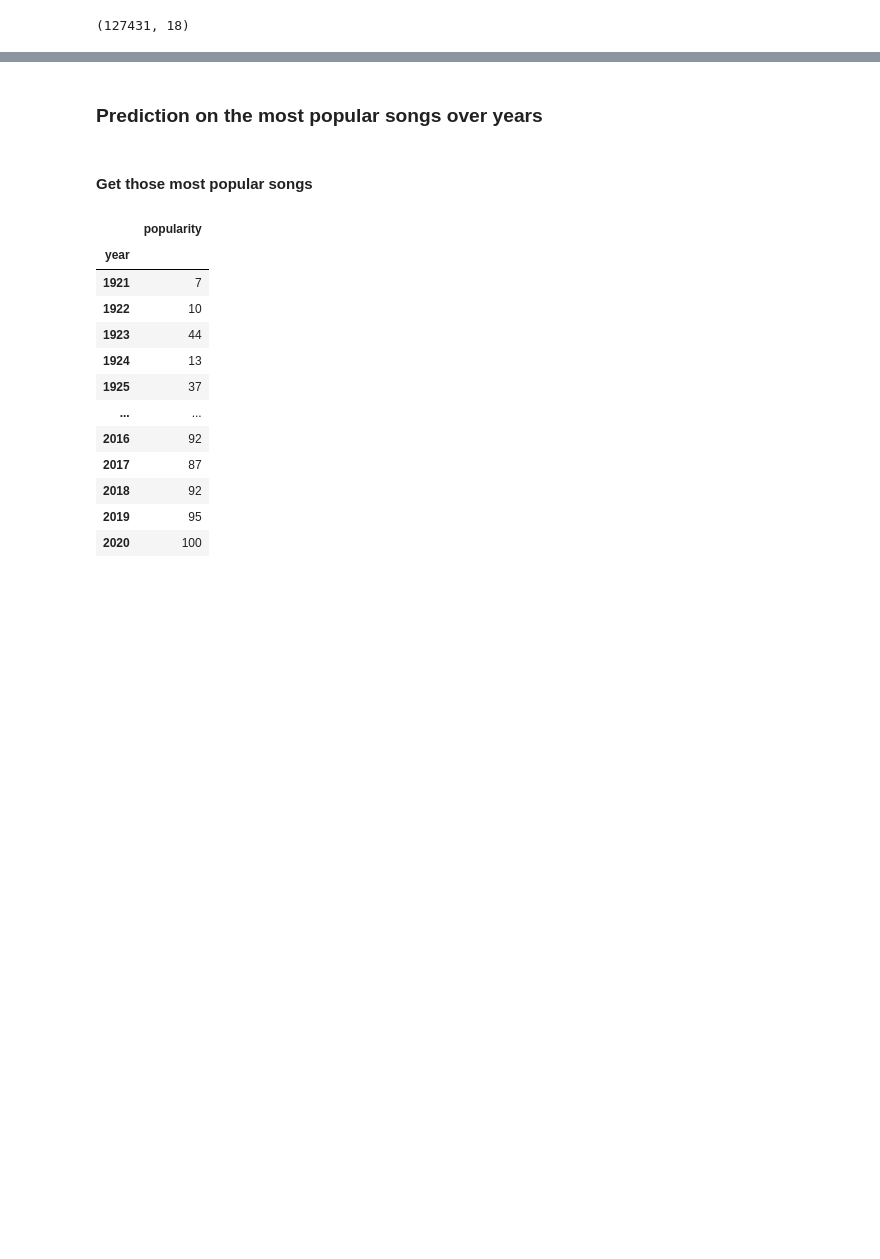
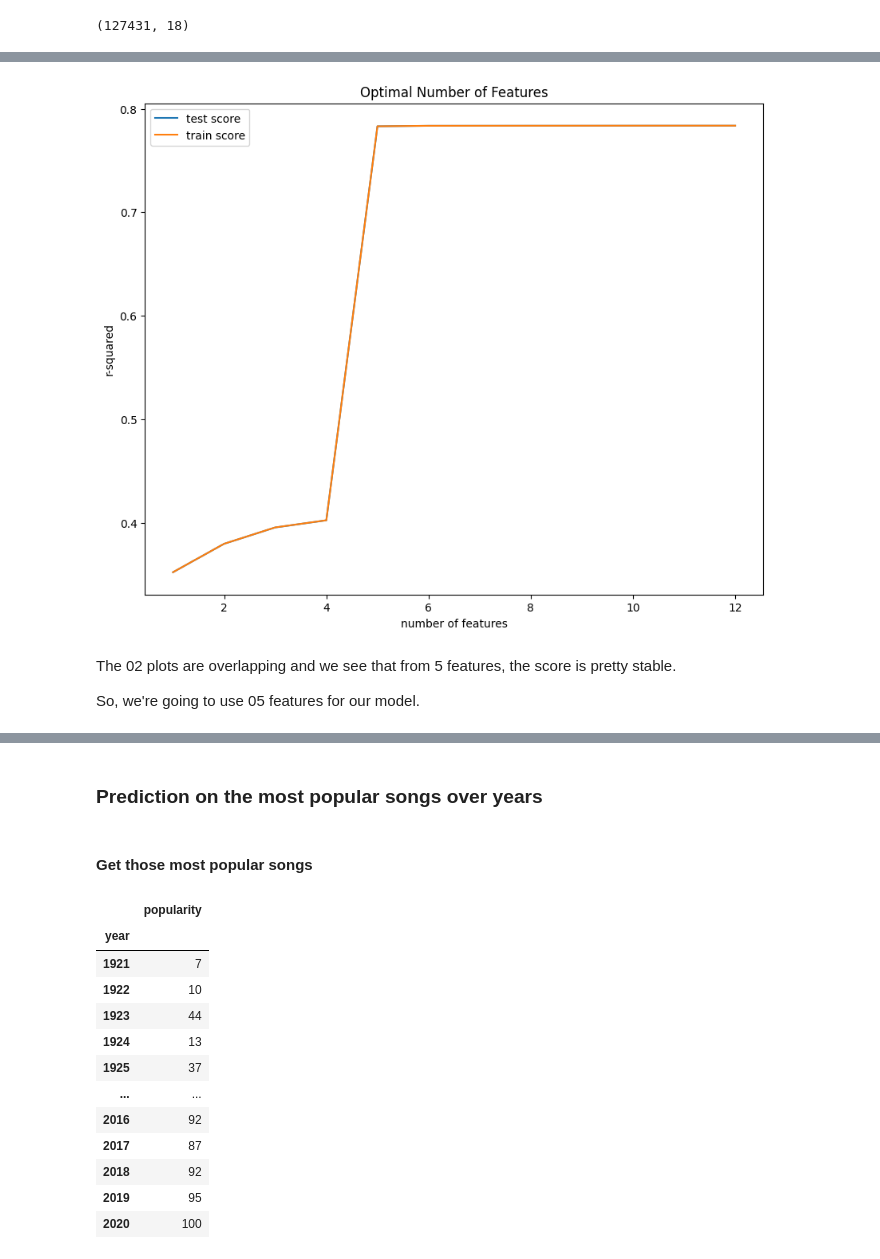
Before and after one commit to Manuela-AYO/DAProject2022, a Jupyter notebook: spotifyAnalysis.ipynb, the cells around one changed output, grey strips where cells are left out. Saved outputs shown, nothing was run; the diff lists cells and outputs as text; code cells hidden in the pictures; blank space fills up the shorter version.

Commit message:
regressor : still ongoing

```diff
--- a/spotifyAnalysis.ipynb
+++ b/spotifyAnalysis.ipynb
@@ -816,0 +801,2 @@ Also, we see that the coefficients of the regressor are not large. So, it's not
+# %%
+df_mult_regressor = df_train.drop(columns=["artists", "explicit", "id", "name"])
@@ -816,0 +807,3 @@ Also, we see that the coefficients of the regressor are not large. So, it's not
+# %%
+X = df_mult_regressor.drop(columns=["popularity"])
+y = df_mult_regressor["popularity"]
@@ -816,0 +838,20 @@ Also, we see that the coefficients of the regressor are not large. So, it's not
+# %%
+# cross-validation scheme
+cv = KFold(shuffle=True, random_state=1)
+
+# range for the number of features for selection
+params = {"n_features_to_select" : list(range(1,13))}
+
+model = LinearRegression()
+
+# grid search
+clf = GridSearchCV(
+    estimator=RFE(model),
+    param_grid=params,
+    cv=cv,
+    scoring="r2",
+    return_train_score=True
+)
+
+# fit the model
+clf.fit(X, y)
@@ -816,0 +868,4 @@ Also, we see that the coefficients of the regressor are not large. So, it's not
+# %%
+# let us visualize the result
+results = pd.DataFrame(clf.cv_results_)
+results
@@ -816,0 +887,17 @@ Also, we see that the coefficients of the regressor are not large. So, it's not
+# %%
+# plotting the results
+plt.figure(figsize=(10,8))
+
+plt.plot(results["param_n_features_to_select"], results["mean_test_score"])
+plt.plot(results["param_n_features_to_select"], results["mean_train_score"])
+plt.xlabel('number of features')
+plt.ylabel('r-squared')
+plt.title("Optimal Number of Features")
+plt.legend(['test score', 'train score'], loc='upper left')
+plt.show()
+# %% [output]
+[figure, added]
+# %% [markdown]
+The 02 plots are overlapping and we see that from 5 features, the score is pretty stable.
+
+So, we're going to use 05 features for our model.
```
Also changed, not shown: parts of 24 cells of this notebook.
